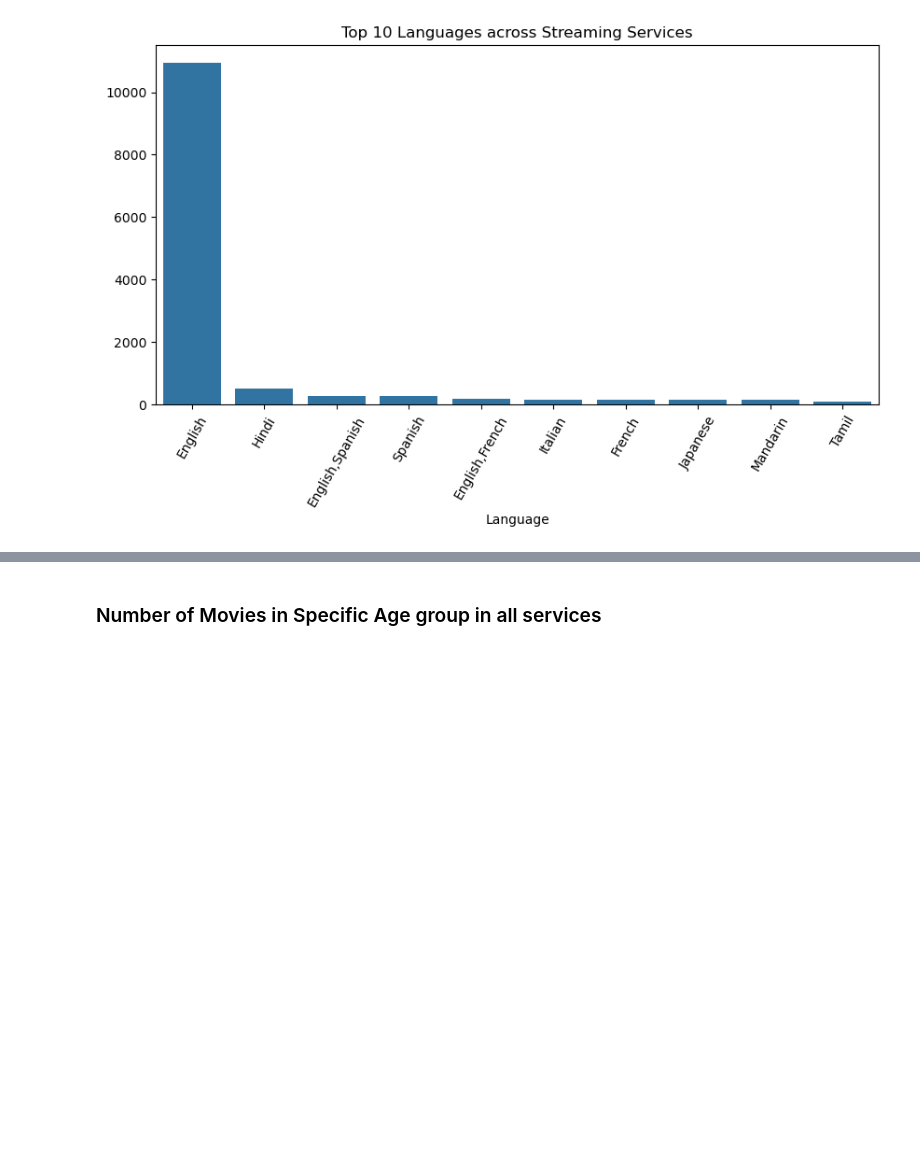
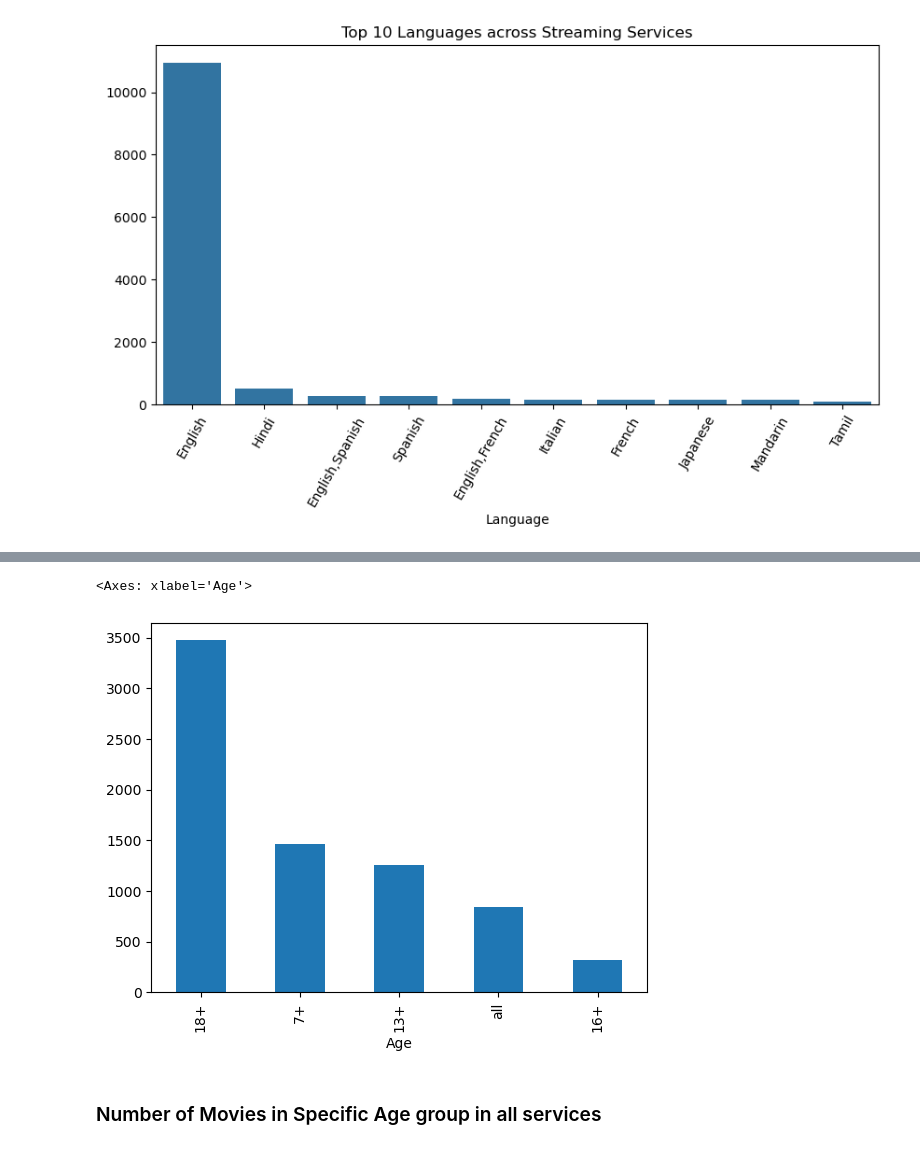
Before and after one commit to satanix0/data-science, a Jupyter notebook: Projects/Project 3 - Streaming Services Data Analysis/Streaming Services Data Analysis.ipynb, the cells around one changed output, grey strips where cells are left out. Cells and saved outputs as stored; diff of their text form; code cells hidden in the pictures; blank space fills up the shorter version.

```diff
--- a/Projects/Project 3 - Streaming Services Data Analysis/Streaming Services Data Analysis.ipynb
+++ b/Projects/Project 3 - Streaming Services Data Analysis/Streaming Services Data Analysis.ipynb
@@ -162,6 +162,11 @@ fig= px.pie(df,names=top_langs.index,values=top_langs.values,
 fig.show()
 # %% [output]
 [interactive output not drawn]
+# %%
+(df['Age'].value_counts()).plot(kind='bar')
+# %% [output]
+<Axes: xlabel='Age'>
+[figure, added]
 # %% [markdown]
 ### Number of Movies in Specific Age group in all services
 # %%
```
Also changed, not shown: parts of 3 cells of this notebook, 32 other files.
